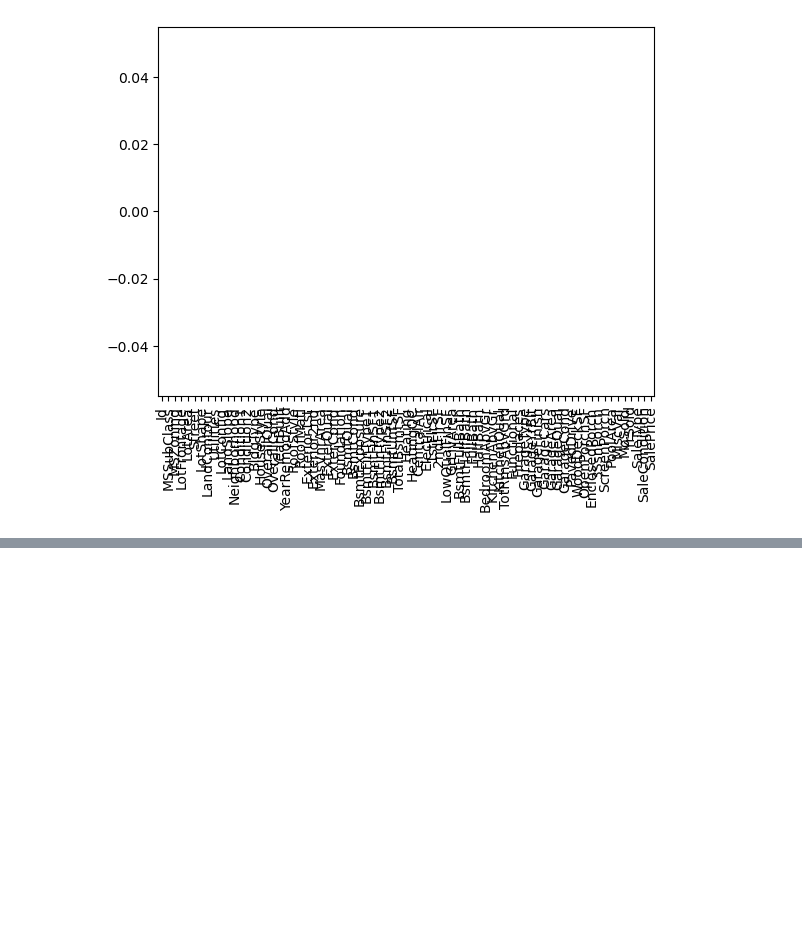
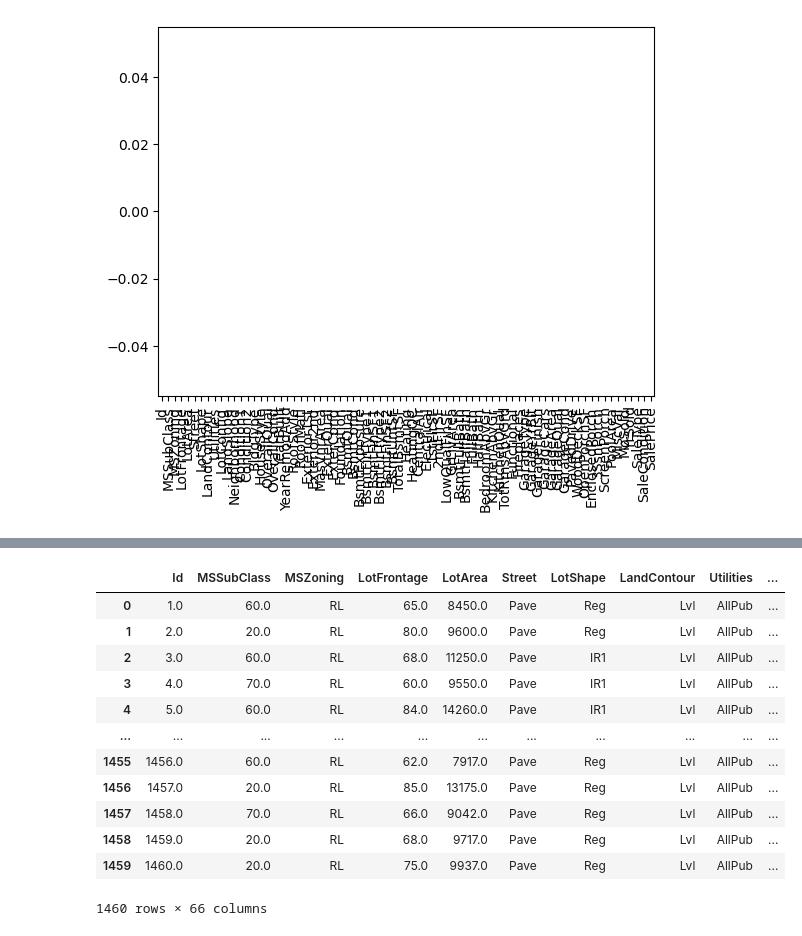
Before and after one commit to RahulDhobi192030/DATA_SCIENCE, a Jupyter notebook: Kaggle Project EDA.ipynb, the cells around one changed output, grey strips where cells are left out. Drawn from its saved outputs; the diff is of its cells as text; code cells hidden in the pictures; blank space fills up the shorter version.

```diff
--- a/Kaggle Project EDA.ipynb
+++ b/Kaggle Project EDA.ipynb
@@ -100,0 +163,3 @@ df.isnull().sum().plot(kind = 'bar')
+# %%
+df = df.drop(columns = ['BsmtFinSF2', 'LowQualFinSF', 'BsmtHalfBath', 'KitchenAbvGr',
+       'EnclosedPorch', '3SsnPorch', 'ScreenPorch', 'PoolArea', 'MiscVal'],axis = 1)
@@ -100,0 +170,17 @@ df.isnull().sum().plot(kind = 'bar')
+# %%
+data = df.copy()
+data
+# %% [output]
+|  | Id | MSSubClass | MSZoning | LotFrontage | LotArea | Street | LotShape | LandContour | Utilities | ... |
+| 0 | 1.0 | 60.0 | RL | 65.0 | 8450.0 | Pave | Reg | Lvl | AllPub | ... |
+| 1 | 2.0 | 20.0 | RL | 80.0 | 9600.0 | Pave | Reg | Lvl | AllPub | ... |
+| 2 | 3.0 | 60.0 | RL | 68.0 | 11250.0 | Pave | IR1 | Lvl | AllPub | ... |
+| 3 | 4.0 | 70.0 | RL | 60.0 | 9550.0 | Pave | IR1 | Lvl | AllPub | ... |
+| 4 | 5.0 | 60.0 | RL | 84.0 | 14260.0 | Pave | IR1 | Lvl | AllPub | ... |
+| ... | ... | ... | ... | ... | ... | ... | ... | ... | ... | ... |
+| 1455 | 1456.0 | 60.0 | RL | 62.0 | 7917.0 | Pave | Reg | Lvl | AllPub | ... |
+| 1456 | 1457.0 | 20.0 | RL | 85.0 | 13175.0 | Pave | Reg | Lvl | AllPub | ... |
+| 1457 | 1458.0 | 70.0 | RL | 66.0 | 9042.0 | Pave | Reg | Lvl | AllPub | ... |
+| 1458 | 1459.0 | 20.0 | RL | 68.0 | 9717.0 | Pave | Reg | Lvl | AllPub | ... |
+| 1459 | 1460.0 | 20.0 | RL | 75.0 | 9937.0 | Pave | Reg | Lvl | AllPub | ... |
+1460 rows × 66 columns
```
Also changed, not shown: parts of 14 cells of this notebook, 3 other files.
